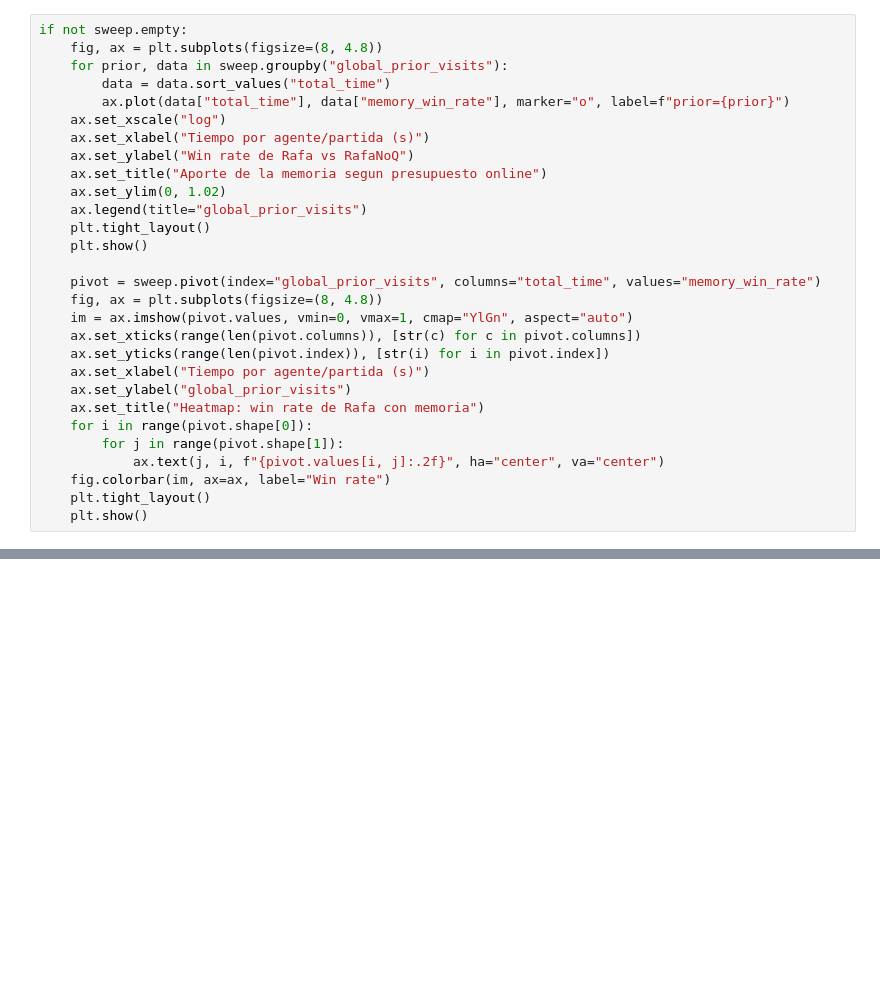
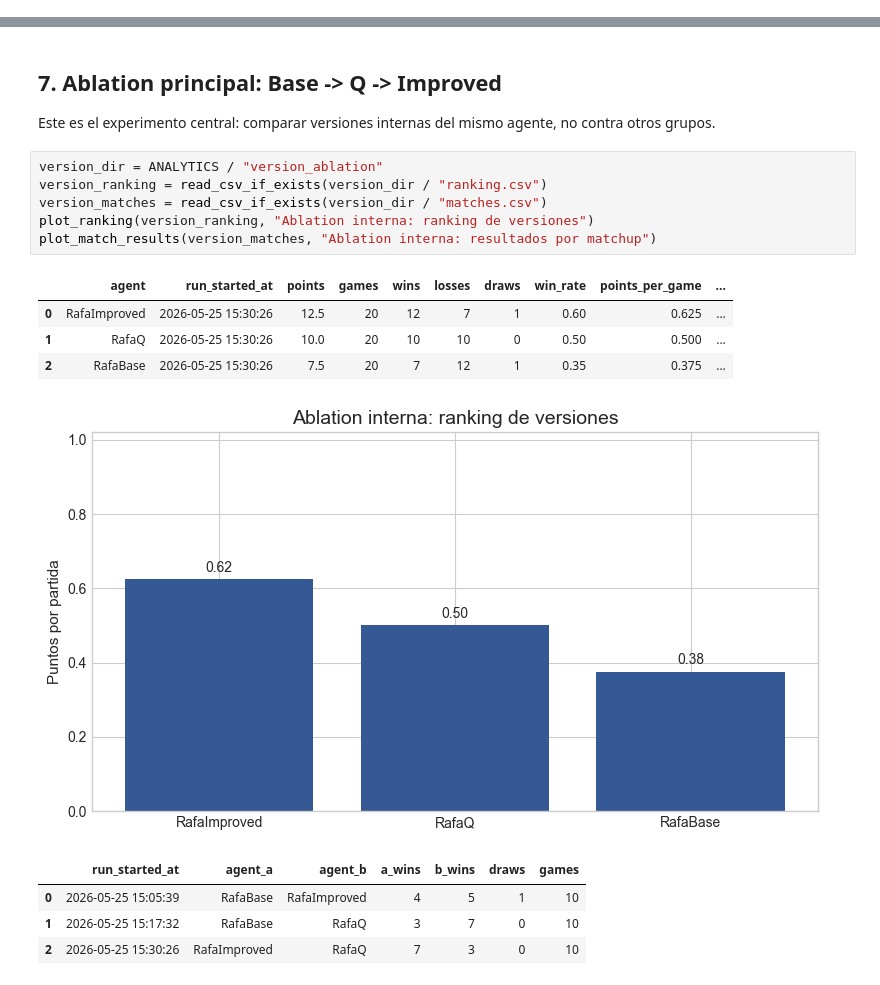
Before and after one commit to rafaelsava/Connect4RL, a Jupyter notebook: groups/Rafa/entrega.ipynb, the cells around one changed output, grey strips where cells are left out. Saved outputs shown, nothing was run; the diff lists cells and outputs as text; blank space fills up the shorter version.

```diff
--- a/groups/Rafa/entrega.ipynb
+++ b/groups/Rafa/entrega.ipynb
@@ -299,29 +0,0 @@ display(sweep)
-# %%
-if not sweep.empty:
-    fig, ax = plt.subplots(figsize=(8, 4.8))
-    for prior, data in sweep.groupby("global_prior_visits"):
-        data = data.sort_values("total_time")
-        ax.plot(data["total_time"], data["memory_win_rate"], marker="o", label=f"prior={prior}")
-    ax.set_xscale("log")
-    ax.set_xlabel("Tiempo por agente/partida (s)")
-    ax.set_ylabel("Win rate de Rafa vs RafaNoQ")
-    ax.set_title("Aporte de la memoria segun presupuesto online")
-    ax.set_ylim(0, 1.02)
-    ax.legend(title="global_prior_visits")
-    plt.tight_layout()
-    plt.show()
-
-    pivot = sweep.pivot(index="global_prior_visits", columns="total_time", values="memory_win_rate")
-    fig, ax = plt.subplots(figsize=(8, 4.8))
-    im = ax.imshow(pivot.values, vmin=0, vmax=1, cmap="YlGn", aspect="auto")
-    ax.set_xticks(range(len(pivot.columns)), [str(c) for c in pivot.columns])
-    ax.set_yticks(range(len(pivot.index)), [str(i) for i in pivot.index])
-    ax.set_xlabel("Tiempo por agente/partida (s)")
-    ax.set_ylabel("global_prior_visits")
-    ax.set_title("Heatmap: win rate de Rafa con memoria")
-    for i in range(pivot.shape[0]):
-        for j in range(pivot.shape[1]):
-            ax.text(j, i, f"{pivot.values[i, j]:.2f}", ha="center", va="center")
-    fig.colorbar(im, ax=ax, label="Win rate")
-    plt.tight_layout()
-    plt.show()
@@ -365,0 +446,20 @@ Descomenta y ejecuta esta celda si quieres generar nuevos resultados. Por defect
+# %% [markdown]
+## 7. Ablation principal: Base -> Q -> Improved
+
+Este es el experimento central: comparar versiones internas del mismo agente, no contra otros grupos.
+# %%
+version_dir = ANALYTICS / "version_ablation"
+version_ranking = read_csv_if_exists(version_dir / "ranking.csv")
+version_matches = read_csv_if_exists(version_dir / "matches.csv")
+plot_ranking(version_ranking, "Ablation interna: ranking de versiones")
+plot_match_results(version_matches, "Ablation interna: resultados por matchup")
+# %% [output]
+|  | agent | run_started_at | points | games | wins | losses | draws | win_rate | points_per_game | ... |
+| 0 | RafaImproved | 2026-05-25 15:30:26 | 12.5 | 20 | 12 | 7 | 1 | 0.60 | 0.625 | ... |
+| 1 | RafaQ | 2026-05-25 15:30:26 | 10.0 | 20 | 10 | 10 | 0 | 0.50 | 0.500 | ... |
+| 2 | RafaBase | 2026-05-25 15:30:26 | 7.5 | 20 | 7 | 12 | 1 | 0.35 | 0.375 | ... |
+[figure, added]
+|  | run_started_at | agent_a | agent_b | a_wins | b_wins | draws | games |
+| 0 | 2026-05-25 15:05:39 | RafaBase | RafaImproved | 4 | 5 | 1 | 10 |
+| 1 | 2026-05-25 15:17:32 | RafaBase | RafaQ | 3 | 7 | 0 | 10 |
+| 2 | 2026-05-25 15:30:26 | RafaImproved | RafaQ | 7 | 3 | 0 | 10 |
```
Also changed, not shown: parts of 47 cells of this notebook, 18 other files.
